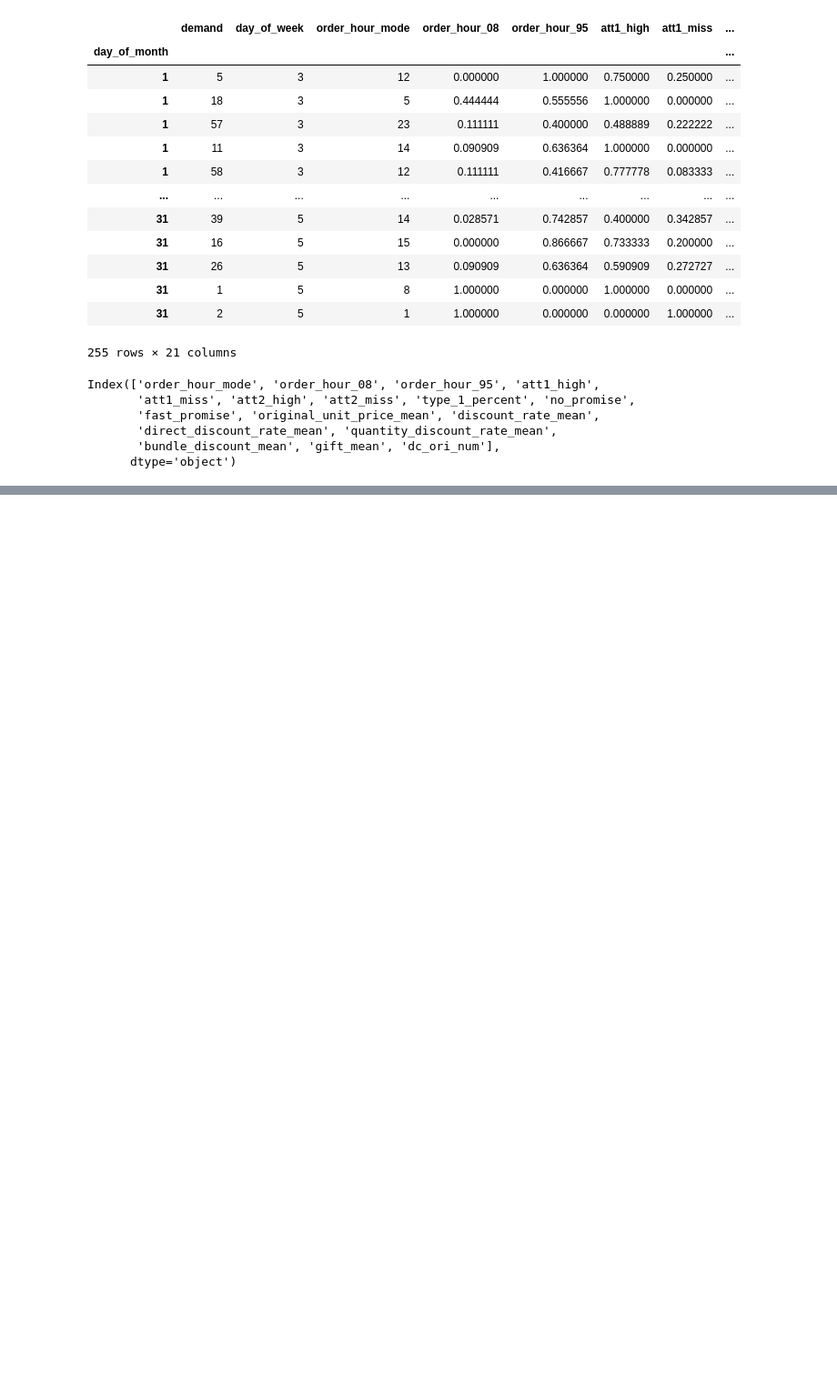
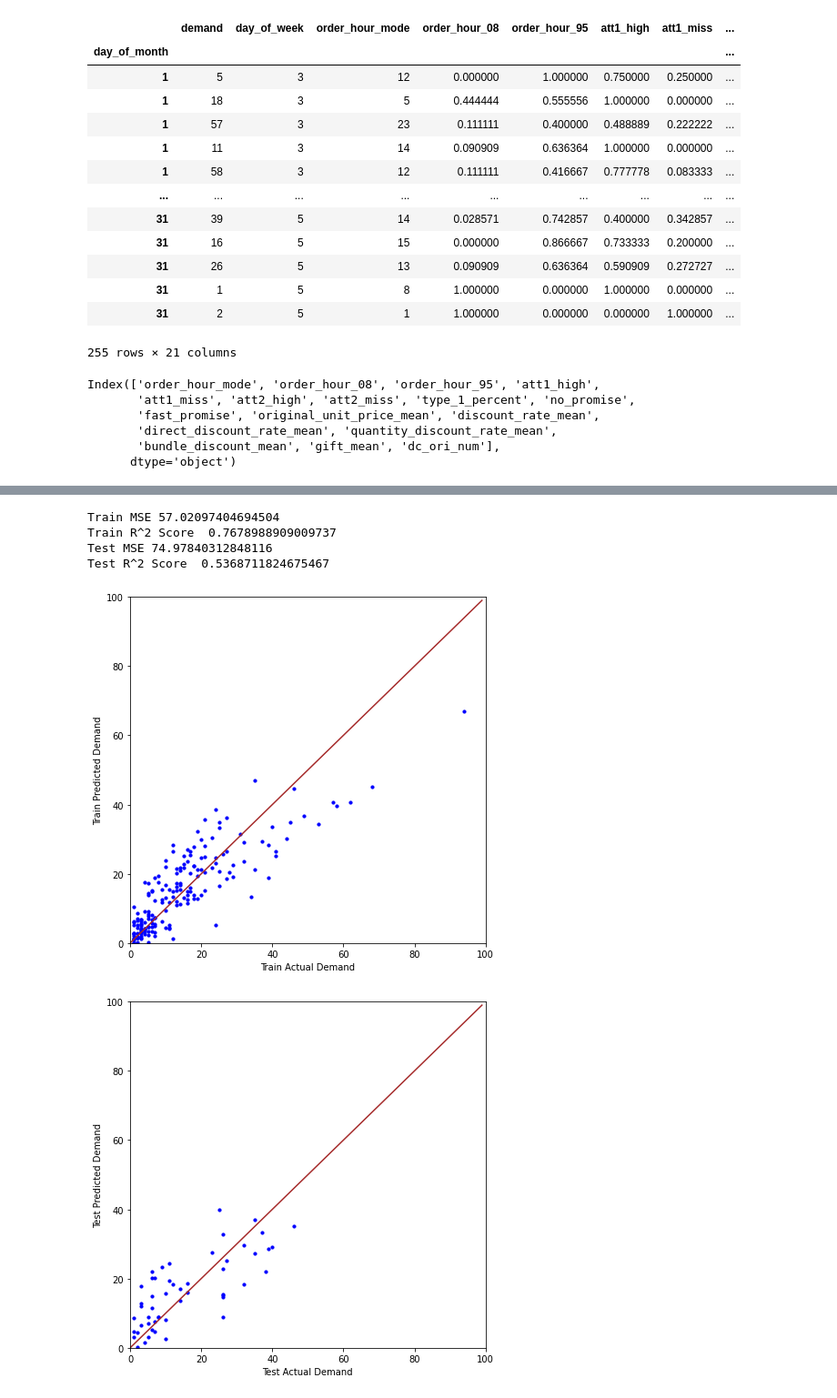
Before and after one commit to tianlei9581/DemandPredictionJD, a Jupyter notebook: PyTorch_models_Ben.ipynb, the cells around one changed output, grey strips where cells are left out. Shown at 91% size. Saved outputs shown, nothing was run; the diff lists cells and outputs as text; code cells hidden in the pictures; blank space fills up the shorter version.

Commit message:
fix shape bugs. add test set evaluation

```diff
--- a/PyTorch_models_Ben.ipynb
+++ b/PyTorch_models_Ben.ipynb
@@ -276,3 +247,57 @@ R^2 Score  0.20666530844275754
+# %%
+# Evaluation
+
+with torch.no_grad(): # we don't need gradients in the testing phase
+    # if torch.cuda.is_available():
+    #     pred_y_train = model(Variable(torch.from_numpy(x_train).float().cuda())).cpu().data.numpy()
+    # else:
+    #     pred_y_train = model(Variable(torch.from_numpy(x_train).float())).data.numpy()
+    pred_y_train = model(Variable(torch.from_numpy(x_train).float())).data.numpy()
+    pred_y_test = model(Variable(torch.from_numpy(x_test).float())).data.numpy()
+pred_y_train = [pred_y_train[x].item() for x in range(len(pred_y_train))]
+pred_y_test = [pred_y_test[x].item() for x in range(len(pred_y_test))]
+
+# Comparing Actual and predicted values
+# print(list(zip(y_train, pred_y_train)))
+# dff = {}
+# dff['Actual'] = y_train
+# dff['Predicted'] = pred_y_train
+# dff = pd.DataFrame(dff)
+# print(dff)
+plt.figure(figsize=(7,7))
+plt.scatter(y_train, pred_y_train, c='b', s=10)
+plt.xlabel('Train Actual Demand'), plt.ylabel('Train Predicted Demand');
+lim = 100
+x = y = range(lim)
+plt.plot(x,y, c='brown')
+plt.xlim(0,lim), plt.ylim(0,lim);
+plt
+
+plt.figure(figsize=(7,7))
+plt.scatter(y_test, pred_y_test, c='b', s=10)
+plt.xlabel('Test Actual Demand'), plt.ylabel('Test Predicted Demand');
+lim = 100
+x = y = range(lim)
+plt.plot(x,y, c='brown')
+plt.xlim(0,lim), plt.ylim(0,lim);
+plt
+
+# metric = R2Score()
+# metric.update([torch.FloatTensor(y_train), torch.FloatTensor(pred_y_train)])
+# score = metric.compute()
+# print('Ignite R^2 score', score)
+from sklearn.metrics import mean_squared_error
+print("Train MSE",mean_squared_error(y_train,pred_y_train))
+print('Train R^2 Score ', r2_score(y_true=y_train, y_pred=pred_y_train))
+print("Test MSE",mean_squared_error(y_test,pred_y_test))
+print('Test R^2 Score ', r2_score(y_true=y_test, y_pred=pred_y_test))
+# %% [output]
+Train MSE 57.02097404694504
+Train R^2 Score  0.7678988909009737
+Test MSE 74.97840312848116
+Test R^2 Score  0.5368711824675467
+[figure, added]
+[figure, added]
 # %%
 '''
 Ref:
```
Also changed, not shown: parts of 6 cells of this notebook.
